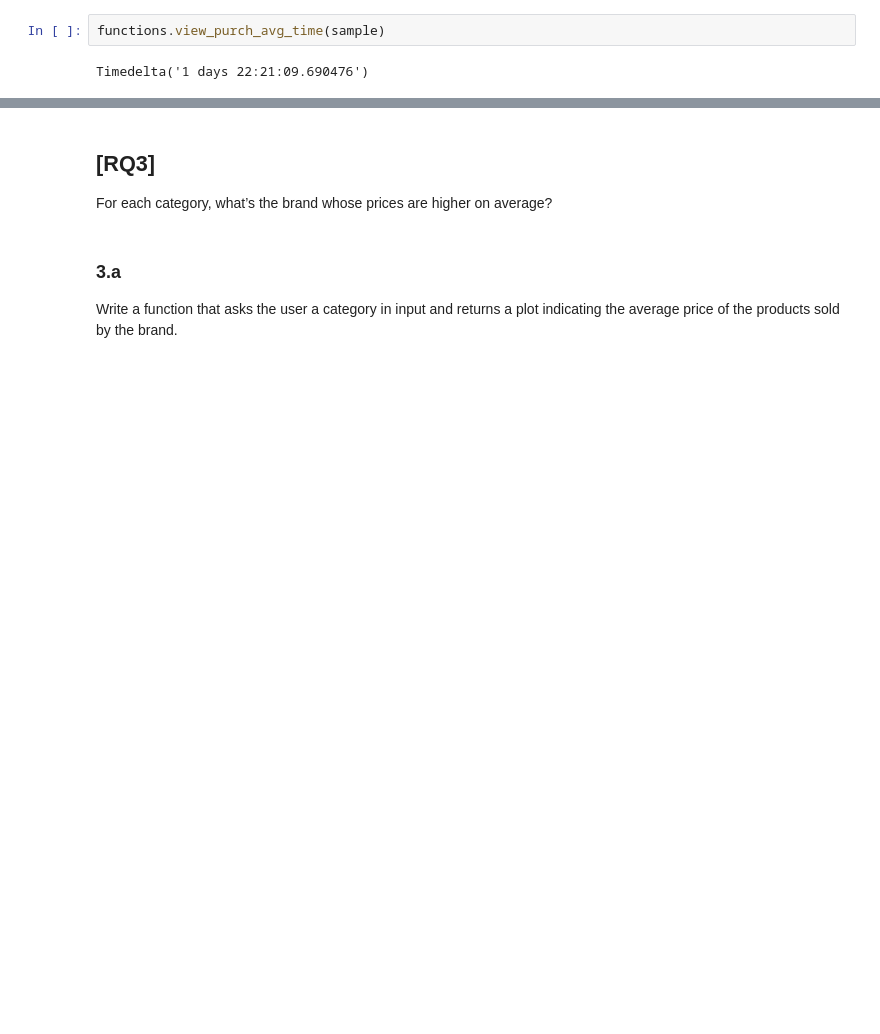
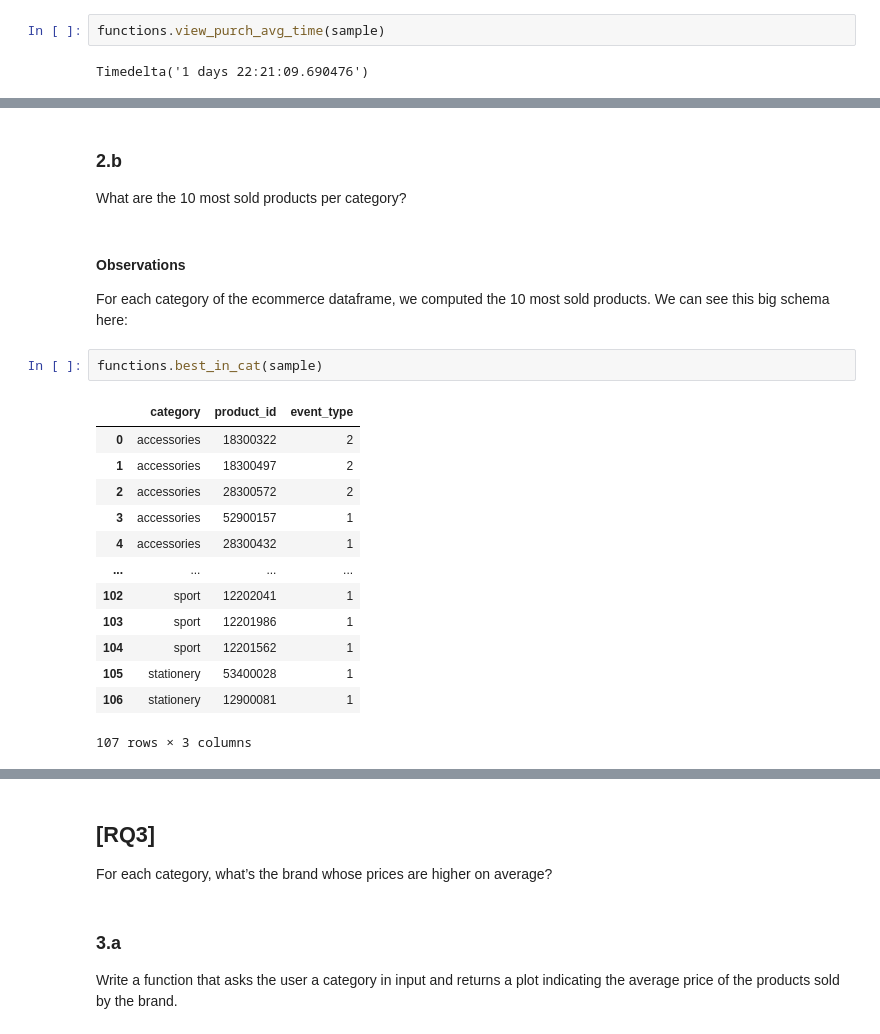
Before and after one commit to mikcnt/adm-homework-2, a Jupyter notebook: exercises.ipynb, the cells around one changed output, grey strips where cells are left out. Saved outputs shown, nothing was run; the diff lists cells and outputs as text; blank space fills up the shorter version.

```diff
--- a/exercises.ipynb
+++ b/exercises.ipynb
@@ -89,0 +108,22 @@ Timedelta('1 days 22:21:09.690476')
+# %% [markdown]
+### 2.b
+What are the 10 most sold products per category?
+# %% [markdown]
+#### Observations
+For each category of the ecommerce dataframe, we computed the 10 most sold products. We can see this big schema here:
+# %%
+functions.best_in_cat(sample)
+# %% [output]
+|  | category | product_id | event_type |
+| 0 | accessories | 18300322 | 2 |
+| 1 | accessories | 18300497 | 2 |
+| 2 | accessories | 28300572 | 2 |
+| 3 | accessories | 52900157 | 1 |
+| 4 | accessories | 28300432 | 1 |
+| ... | ... | ... | ... |
+| 102 | sport | 12202041 | 1 |
+| 103 | sport | 12201986 | 1 |
+| 104 | sport | 12201562 | 1 |
+| 105 | stationery | 53400028 | 1 |
+| 106 | stationery | 12900081 | 1 |
+107 rows × 3 columns
```
Also changed, not shown: parts of 15 cells of this notebook, 2 other files.
